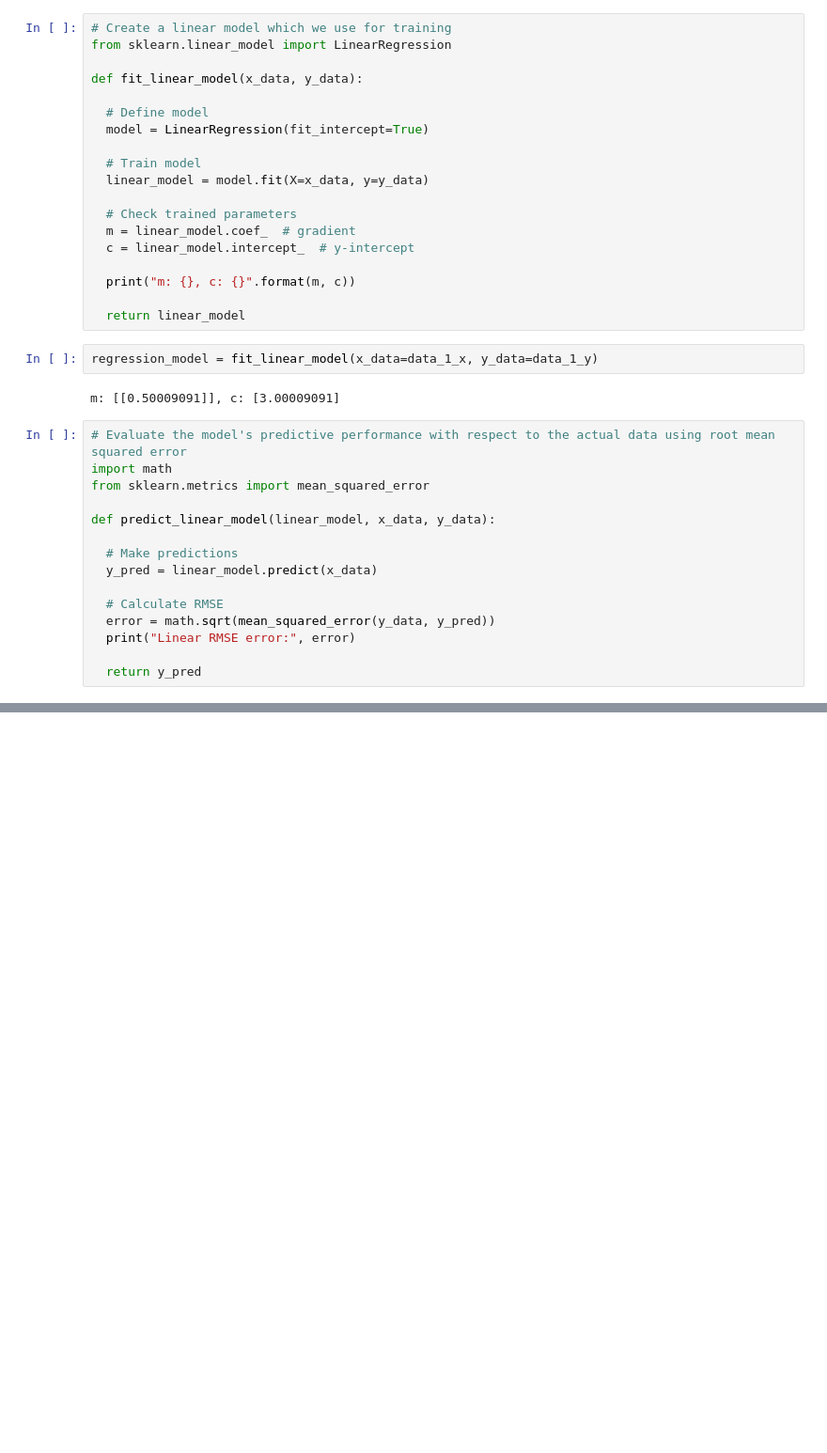
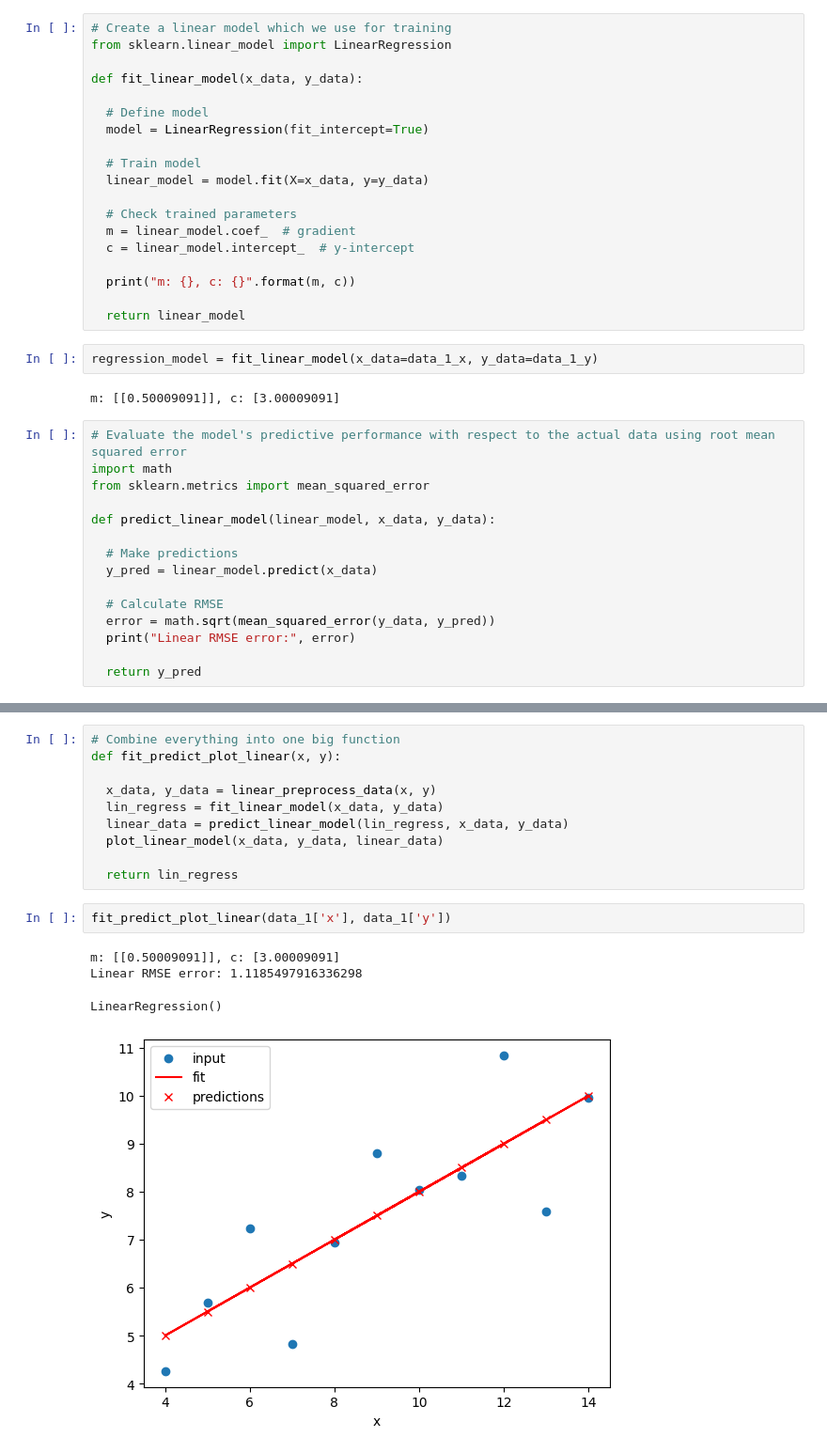
Before and after one commit to MaxDangVu136/ml_carpentry_workshop_2023, a Jupyter notebook: ml_carpentry_workshop_day1.ipynb, the cells around one changed output, grey strips where cells are left out. Shown: that part at 94% size. Drawn from its saved outputs; the diff is of its cells as text; blank space fills up the shorter version.

```diff
--- a/ml_carpentry_workshop_day1.ipynb
+++ b/ml_carpentry_workshop_day1.ipynb
@@ -177,0 +192,17 @@ plot_linear_model(data_1_x, data_1_y, pred_y)
+# %%
+# Combine everything into one big function
+def fit_predict_plot_linear(x, y):
+
+  x_data, y_data = linear_preprocess_data(x, y)
+  lin_regress = fit_linear_model(x_data, y_data)
+  linear_data = predict_linear_model(lin_regress, x_data, y_data)
+  plot_linear_model(x_data, y_data, linear_data)
+
+  return lin_regress
+# %%
+fit_predict_plot_linear(data_1['x'], data_1['y'])
+# %% [output]
+m: [[0.50009091]], c: [3.00009091]
+Linear RMSE error: 1.1185497916336298
+LinearRegression()
+[figure, added]
```
Also changed, not shown: parts of 18 cells of this notebook.
